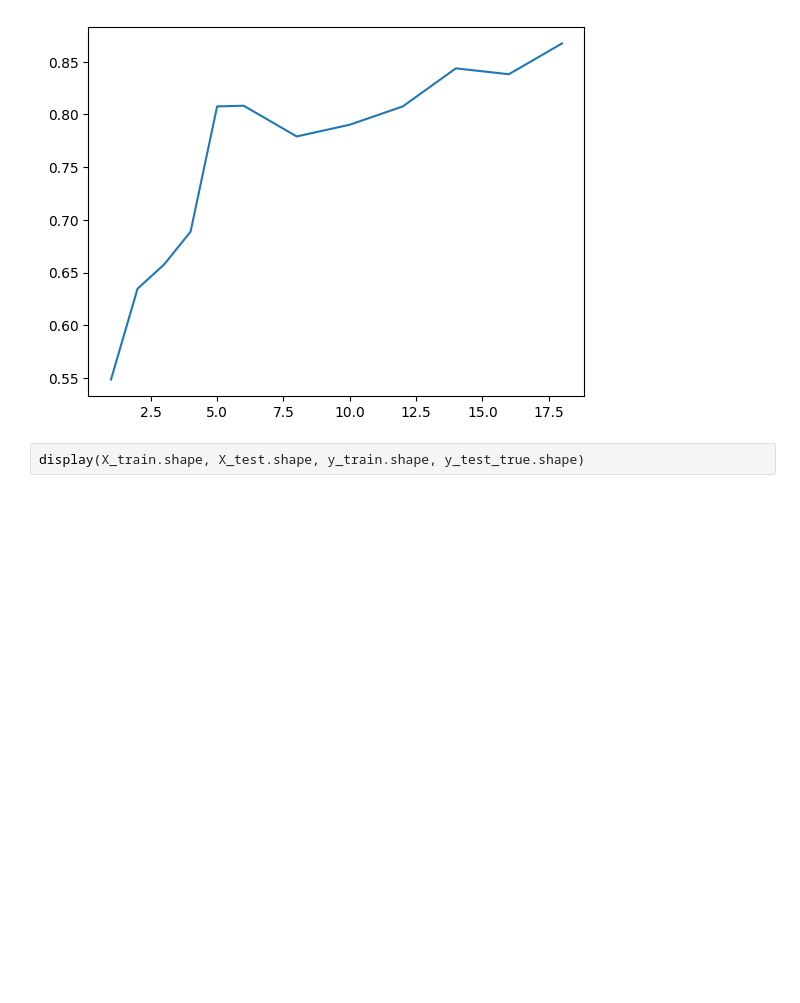
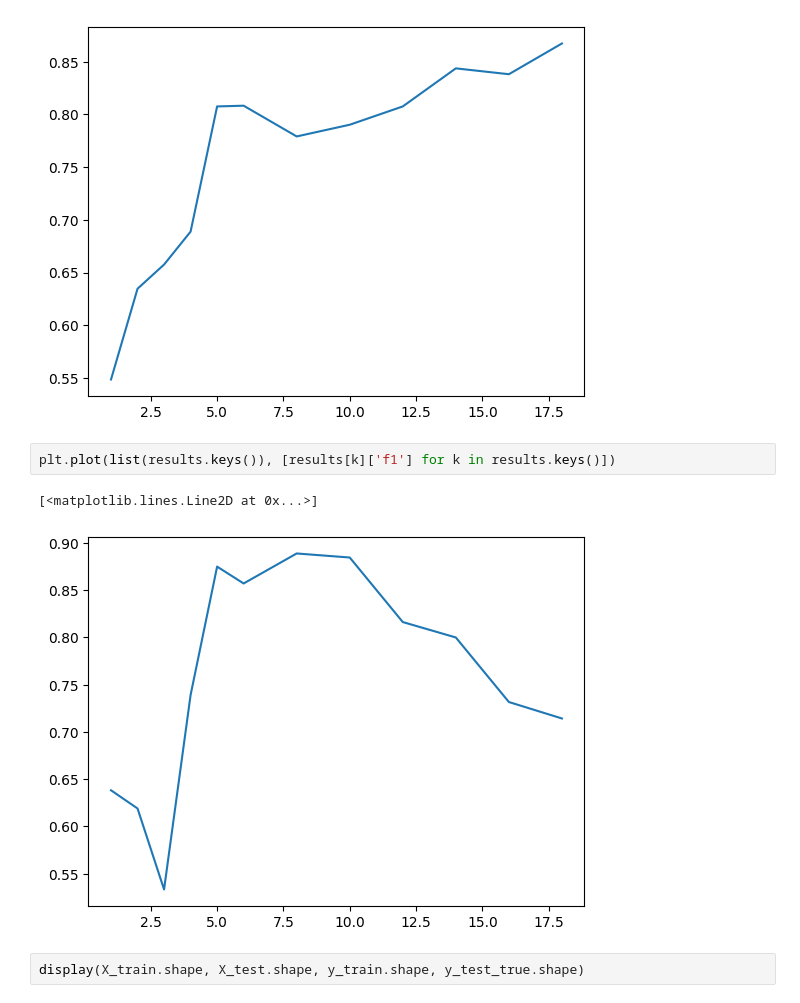
Before and after one commit to antoninkriz/quantum-sonar, a Jupyter notebook: classic_svm.ipynb, the cells around one changed output. Cells and saved outputs as stored; diff of their text form; blank space fills up the shorter version.

```diff
--- a/classic_svm.ipynb
+++ b/classic_svm.ipynb
@@ -84,6 +96,11 @@ plt.plot(list(results.keys()), [results[k]['best_score'] for k in results.keys()
 # %% [output]
 [<matplotlib.lines.Line2D at 0x...>]
 [figure]
+# %%
+plt.plot(list(results.keys()), [results[k]['f1'] for k in results.keys()])
+# %% [output]
+[<matplotlib.lines.Line2D at 0x...>]
+[figure, added]
 # %%
 display(X_train.shape, X_test.shape, y_train.shape, y_test_true.shape)
 # %% [output]
```
Also changed, not shown: parts of 5 cells of this notebook, 1 other file.
